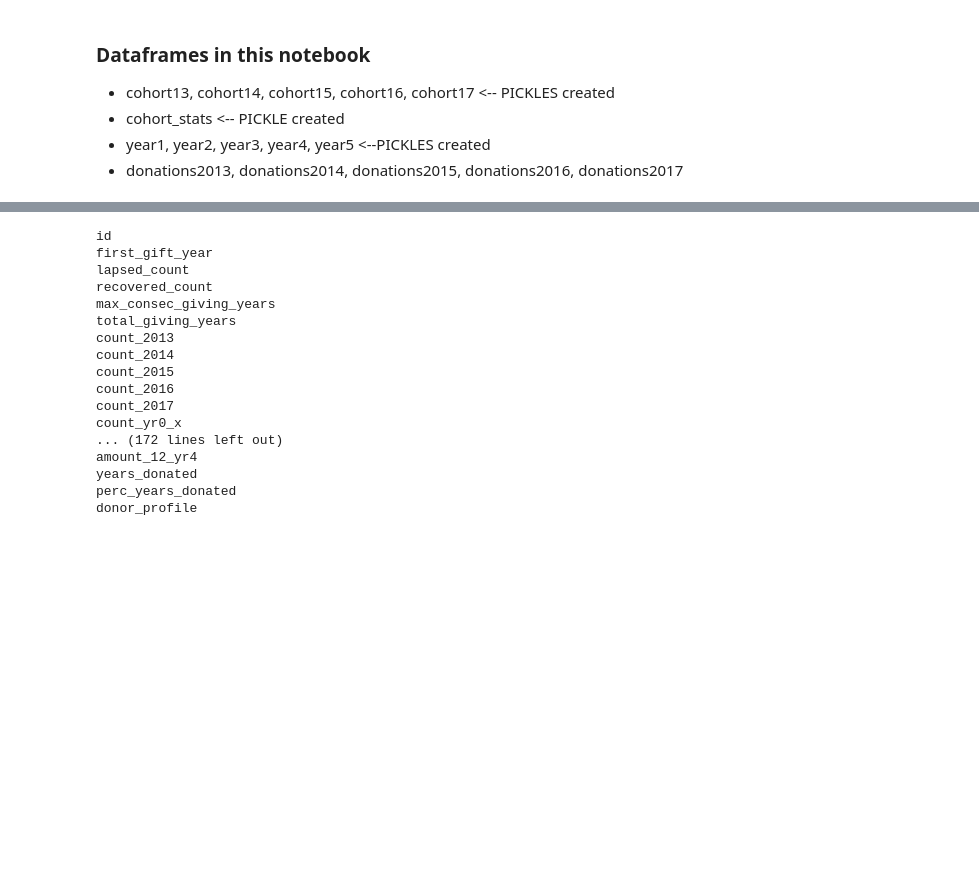
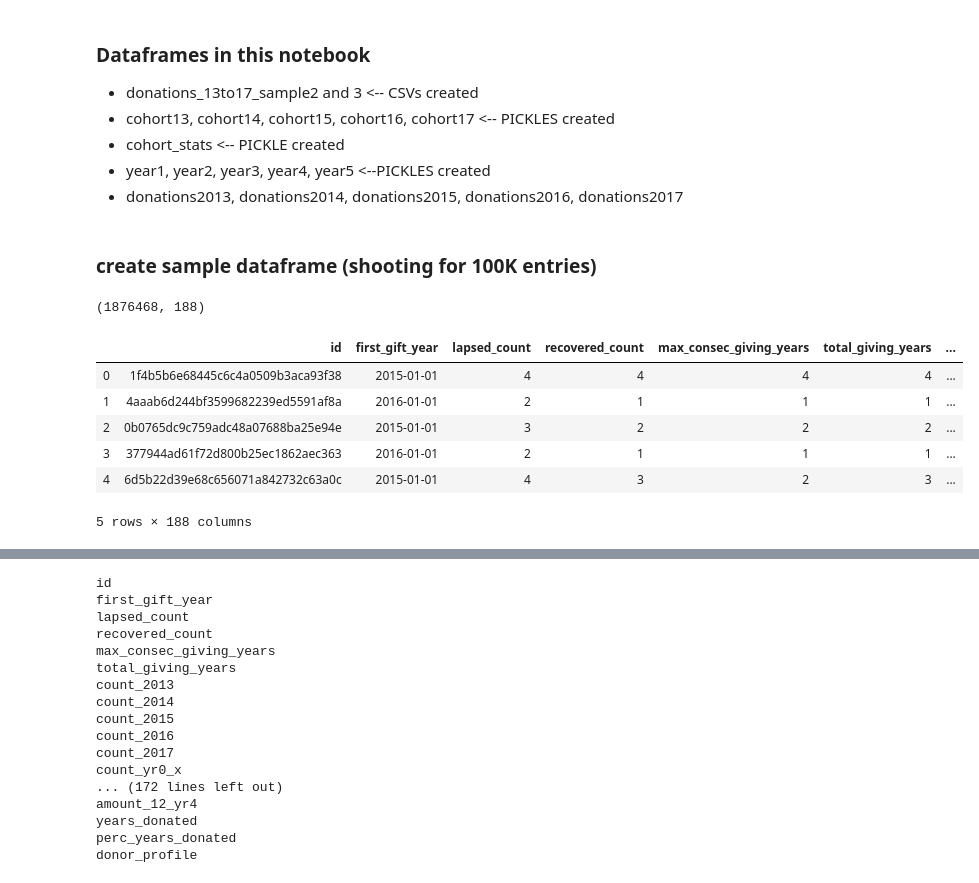
Before and after one commit to erinmarieanderson/donations, a Jupyter notebook: notebooks/donation_export_cohort_create_dataframes-Copy1.ipynb, the cells around one changed output, grey strips where cells are left out. Cells and saved outputs as stored; diff of their text form; code cells hidden in the pictures; blank space fills up the shorter version.

```diff
--- a/notebooks/donation_export_cohort_create_dataframes-Copy1.ipynb
+++ b/notebooks/donation_export_cohort_create_dataframes-Copy1.ipynb
@@ -1,6 +1,7 @@
 # %% [markdown]
 ### Dataframes in this notebook
 
+* donations_13to17_sample2 and 3 <-- CSVs created
 * cohort13, cohort14, cohort15, cohort16, cohort17 <-- PICKLES created
 * cohort_stats <-- PICKLE created
 * year1, year2, year3, year4, year5 <--PICKLES created
@@ -16,3 +17,19 @@ sns.set_style("white")
 %matplotlib inline
 # %%
 donations_13to17=pd.read_pickle('donations1_13to17.pkl')
+# %% [markdown]
+### create sample dataframe (shooting for 100K entries)
+# %%
+donations_13to17.shape
+# %% [output]
+(1876468, 188)
+# %%
+donations_13to17.head()
+# %% [output]
+|  | id | first_gift_year | lapsed_count | recovered_count | max_consec_giving_years | total_giving_years | ... |
+| 0 | 1f4b5b6e68445c6c4a0509b3aca93f38 | 2015-01-01 | 4 | 4 | 4 | 4 | ... |
+| 1 | 4aaab6d244bf3599682239ed5591af8a | 2016-01-01 | 2 | 1 | 1 | 1 | ... |
+| 2 | 0b0765dc9c759adc48a07688ba25e94e | 2015-01-01 | 3 | 2 | 2 | 2 | ... |
+| 3 | 377944ad61f72d800b25ec1862aec363 | 2016-01-01 | 2 | 1 | 1 | 1 | ... |
+| 4 | 6d5b22d39e68c656071a842732c63a0c | 2015-01-01 | 4 | 3 | 2 | 3 | ... |
+5 rows × 188 columns
```
Also changed, not shown: parts of 17 cells of this notebook, 3 other files.
